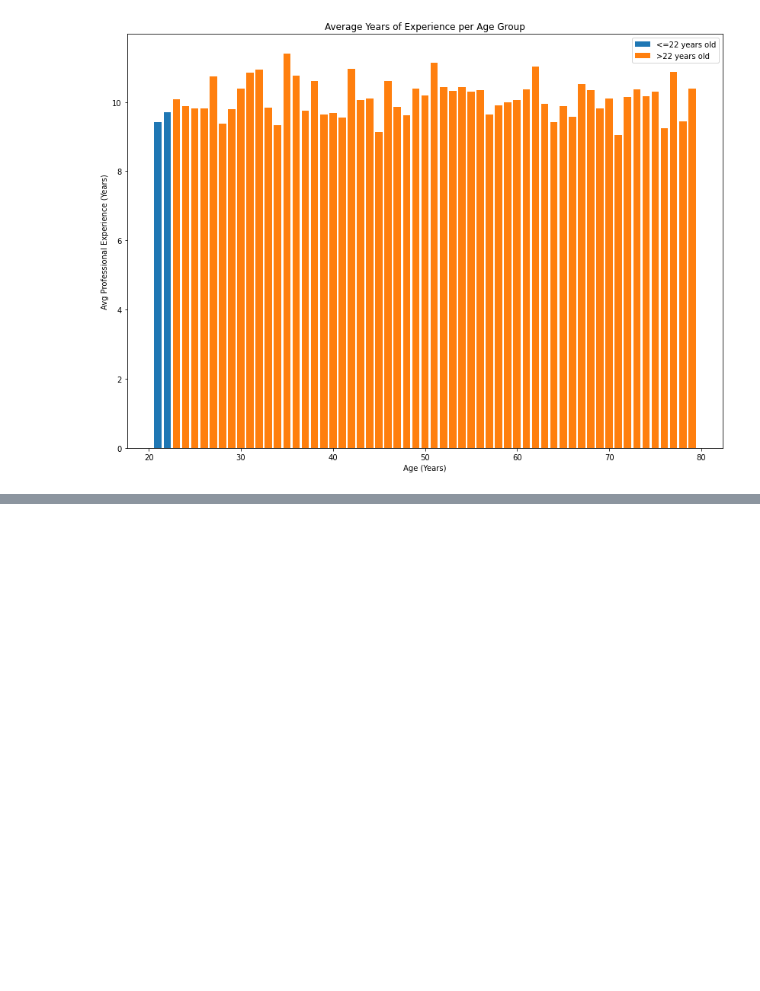
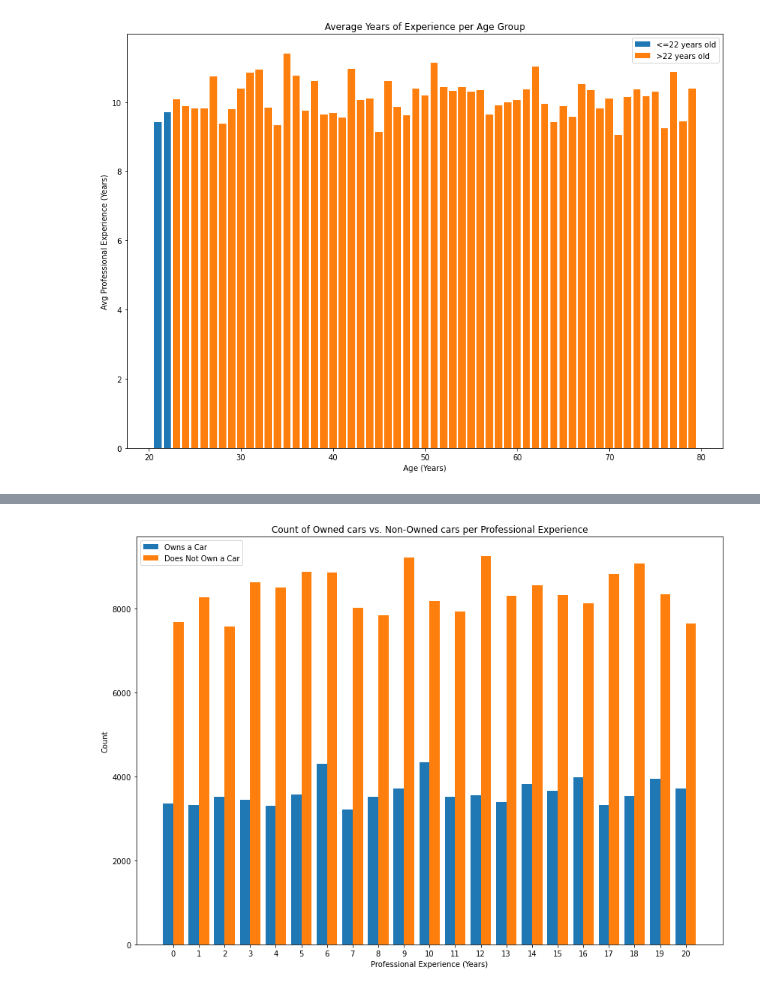
Before and after one commit to spa542/DSCI470, a Jupyter notebook: Project_1_Loan_Prediction_Dataset/Project_1_Graph_Analysis.ipynb, the cells around one changed output, grey strips where cells are left out. Cells and saved outputs as stored; diff of their text form; code cells hidden in the pictures; blank space fills up the shorter version.

Commit message:
Added two more graphs

```diff
--- a/Project_1_Loan_Prediction_Dataset/Project_1_Graph_Analysis.ipynb
+++ b/Project_1_Loan_Prediction_Dataset/Project_1_Graph_Analysis.ipynb
@@ -170,0 +178,25 @@ plt.show()
+# %%
+sub_data_lp = lp_dataframe[['Experience', 'Car_Ownership']]
+
+grouped_own_car = sub_data_lp.loc[sub_data_lp['Car_Ownership'] == 'yes'].groupby(by='Experience').count()
+grouped_own_car = grouped_own_car.reset_index()
+grouped_not_own_car = sub_data_lp.loc[sub_data_lp['Car_Ownership'] == 'no'].groupby(by='Experience').count()
+grouped_not_own_car = grouped_not_own_car.reset_index()
+
+x_axis = grouped_own_car['Experience']
+y_axis = grouped_own_car['Car_Ownership']
+x_axis2 = grouped_not_own_car['Experience']
+y_axis2 = grouped_not_own_car['Car_Ownership']
+
+plt.figure(figsize=(14,10))
+plt.bar(x_axis, y_axis, width=0.4)
+plt.bar(x_axis2 + 0.4, y_axis2, width=0.4)
+plt.xticks(np.arange(0, 21, 1.0) + 0.4 / 2, np.arange(0, 21, 1))
+
+plt.title('Count of Owned cars vs. Non-Owned cars per Professional Experience')
+plt.xlabel('Professional Experience (Years)')
+plt.ylabel('Count')
+plt.legend(['Owns a Car', 'Does Not Own a Car'])
+plt.show()
+# %% [output]
+[figure, added]
```
Also changed, not shown: parts of 6 cells of this notebook.
